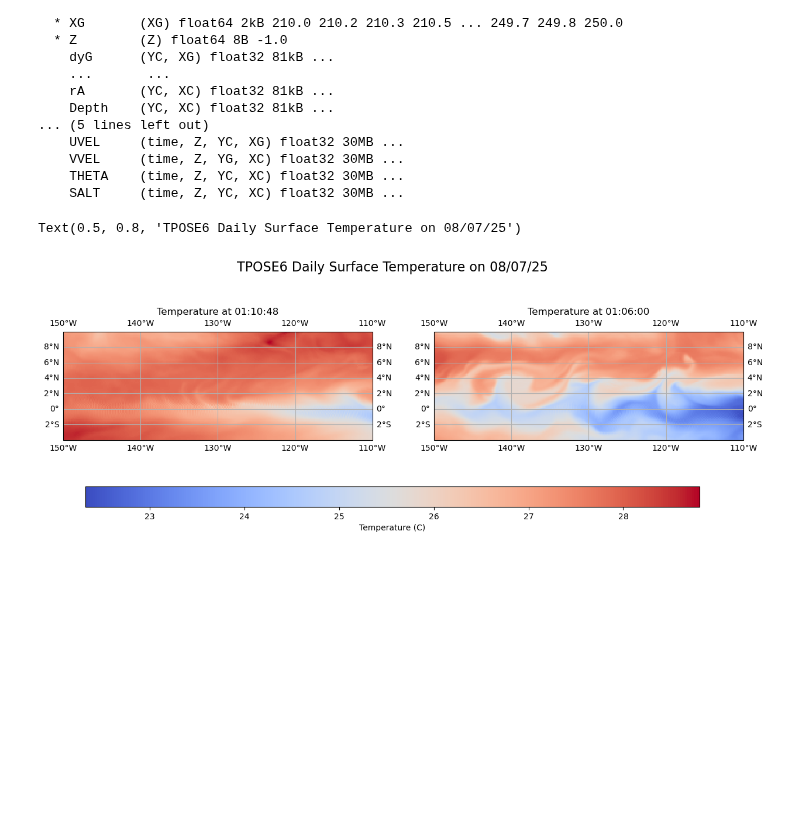
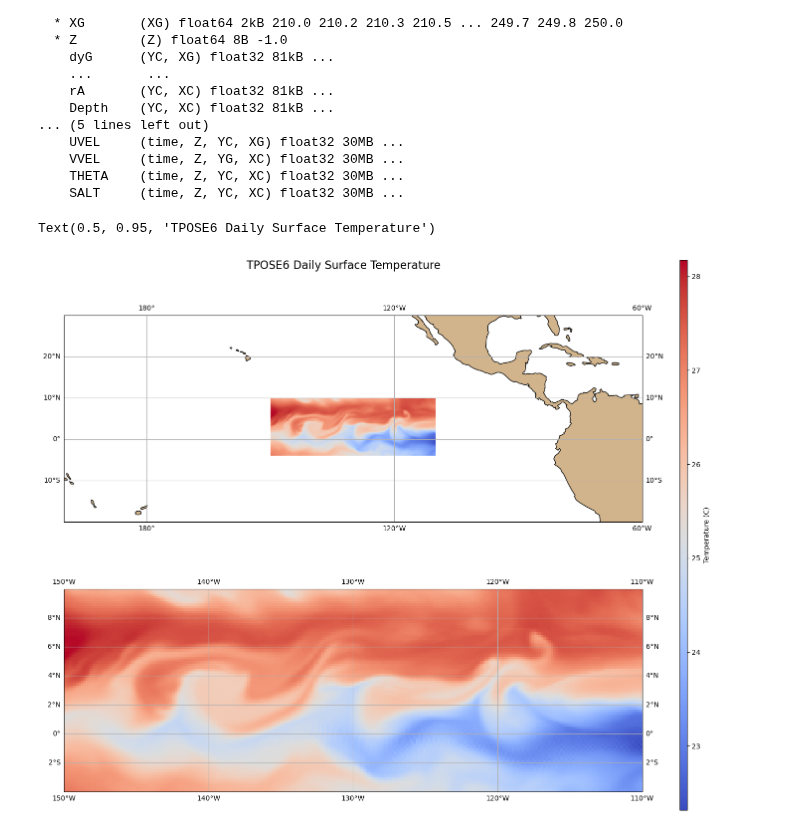
Before and after one commit to eldavenport/SIO-PythonEarthScience, a Jupyter notebook: docs/in_workshop/python_earth_science/cartopy.ipynb, the cells around one changed output. Cells and saved outputs as stored; diff of their text form; code cells hidden in the pictures; blank space fills up the shorter version.

```diff
--- a/docs/in_workshop/python_earth_science/cartopy.ipynb
+++ b/docs/in_workshop/python_earth_science/cartopy.ipynb
@@ -133,40 +134,32 @@ Coordinates: (12/26)
     THETA    (time, Z, YC, XC) float32 30MB ...
     SALT     (time, Z, YC, XC) float32 30MB ...
 # %%
-# create map of four days of temperature change
-fig, axs =plt.subplots(figsize=(15, 7), nrows=1, ncols=2,
-             subplot_kw={'projection': ccrs.PlateCarree()})
+# create map temparture across pacific with wrapping around from 170 to -160
+fig, axs =plt.subplots(figsize=(15, 13), nrows=2, ncols=1,
+             subplot_kw={'projection': ccrs.PlateCarree(central_longitude=180)})
 
-tidx = [180,360]
 
-THETA0 = THETA[tidx[0],:,:]
-THETA1 = THETA[tidx[1],:,:]
+# Extracting data
+THETA1 = THETA[360,:,:]
 
-cmin = np.min([THETA0.min().values, THETA1.min().values])
-cmax = np.max([THETA0.max().values, THETA1.max().values])
-clim = (cmin, cmax)
-
-date_times = [pd.to_datetime(times_dt[tidx[0]]).strftime('%H:%M:%S'), pd.to_datetime(times_dt[tidx[1]]).strftime('%H:%M:%S')]
-
-axs[0].set_title('Temperature at {}'.format(date_times[0]))
-cb0 = axs[0].pcolormesh(lon, lat, THETA0, transform=ccrs.PlateCarree(), cmap='coolwarm')
-cb0.set_clim(clim)
+# Plotting with boundaries
+cb0 = axs[0].pcolormesh(lon, lat, THETA1, transform=ccrs.PlateCarree(central_longitude=0), cmap='coolwarm')
+axs[0].set_extent([160, 300, -20, 30], crs=ccrs.PlateCarree(central_longitude=0))
+axs[0].add_feature(cfeature.LAND, facecolor='tan')
 axs[0].coastlines()
 axs[0].gridlines(draw_labels=True, dms=True, x_inline=False, y_inline=False)
 
 
-axs[1].set_title('Temperature at {}'.format(date_times[1]))
+# Plotting in correct dimensions
 cb1 = axs[1].pcolormesh(lon, lat, THETA1, transform=ccrs.PlateCarree(), cmap='coolwarm')
-cb1.set_clim(clim)
 axs[1].coastlines()
 axs[1].gridlines(draw_labels=True, dms=True, x_inline=False, y_inline=False)
 
-cbar_ax = fig.add_axes([0.15, 0.2, 0.7, 0.05])  # [left, bottom, width, height]
-cb = fig.colorbar(cb1, cax=cbar_ax, orientation='horizontal', label='Temperature (C)')
+# Adding colorbar in far left location
+cbar_ax = fig.add_axes([0.95, 0.1, 0.01, 0.85])  # [left, bottom, width, height]
+cb = fig.colorbar(cb1, cax=cbar_ax, orientation='vertical', label='Temperature (C)')
 
-event_date = pd.to_datetime(date_times[0]).strftime("%D")
-
-plt.suptitle('TPOSE6 Daily Surface Temperature on {}'.format(event_date), fontsize=16, y = 0.80)
+plt.suptitle('TPOSE6 Daily Surface Temperature', fontsize=16, y = 0.95)
 # %% [output]
-Text(0.5, 0.8, 'TPOSE6 Daily Surface Temperature on 08/07/25')
+Text(0.5, 0.95, 'TPOSE6 Daily Surface Temperature')
-[figure, old version]
+[figure, new version]
```
Also changed, not shown: parts of 7 cells of this notebook, 1 other file.
